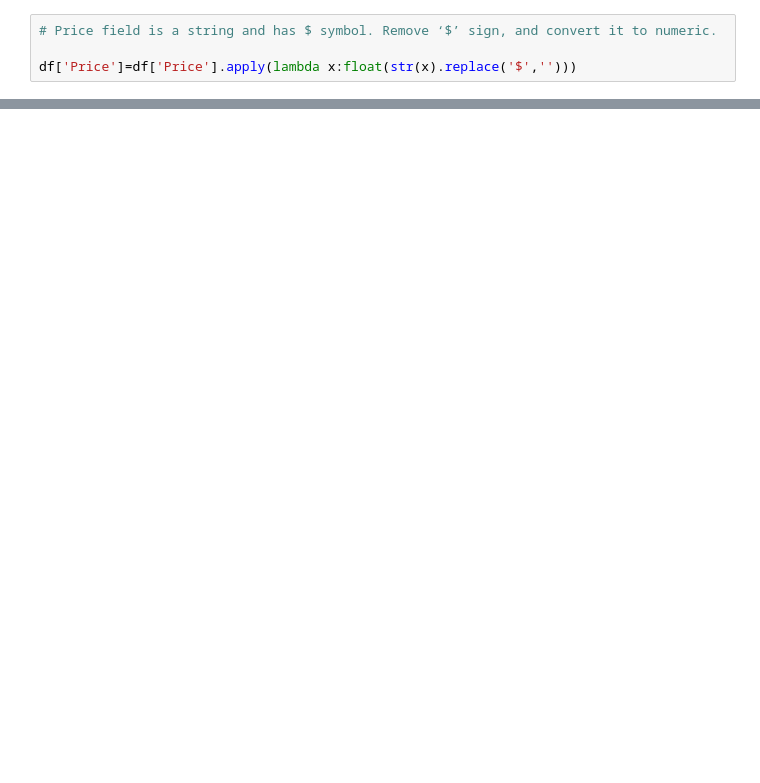
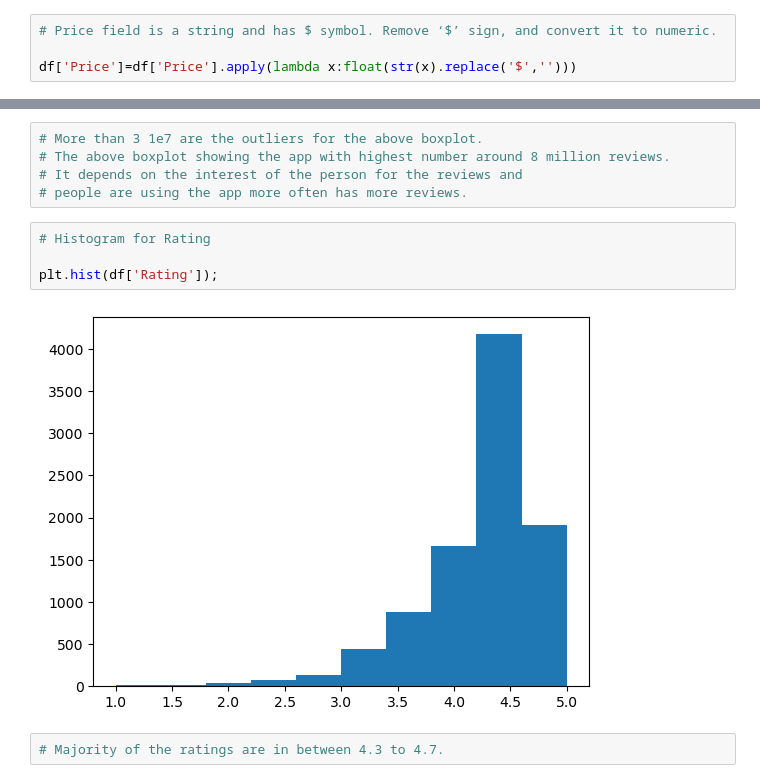
Before and after one commit to Navachetank/playstore_app_analysis, a Jupyter notebook: analysis.ipynb, the cells around one changed output, grey strips where cells are left out. Cells and saved outputs as stored; diff of their text form; blank space fills up the shorter version.

```diff
--- a/analysis.ipynb
+++ b/analysis.ipynb
@@ -495,0 +555,13 @@ df
+# %%
+# More than 3 1e7 are the outliers for the above boxplot.
+# The above boxplot showing the app with highest number around 8 million reviews.
+# It depends on the interest of the person for the reviews and
+# people are using the app more often has more reviews.
+# %%
+# Histogram for Rating
+
+plt.hist(df['Rating']);
+# %% [output]
+[figure, added]
+# %%
+# Majority of the ratings are in between 4.3 to 4.7.
```
Also changed, not shown: parts of 56 cells of this notebook.
